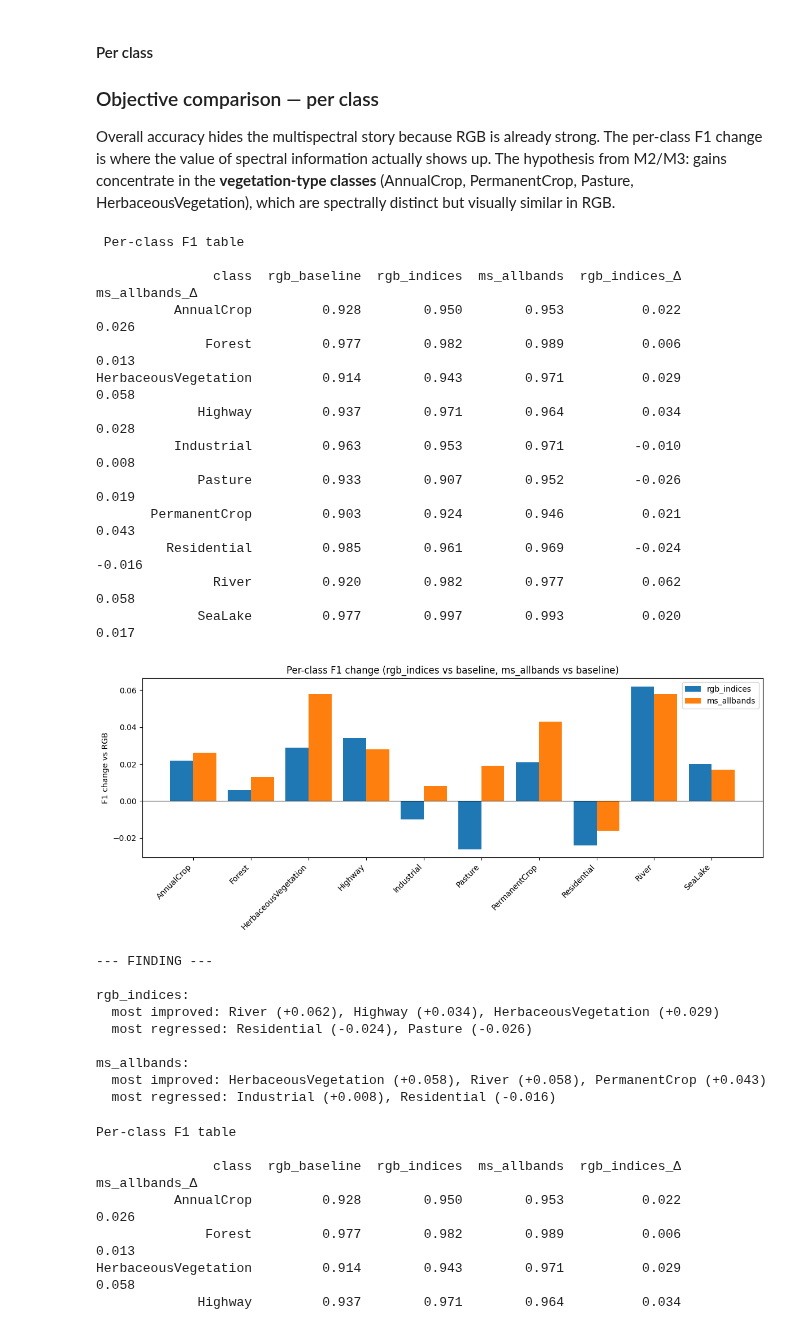
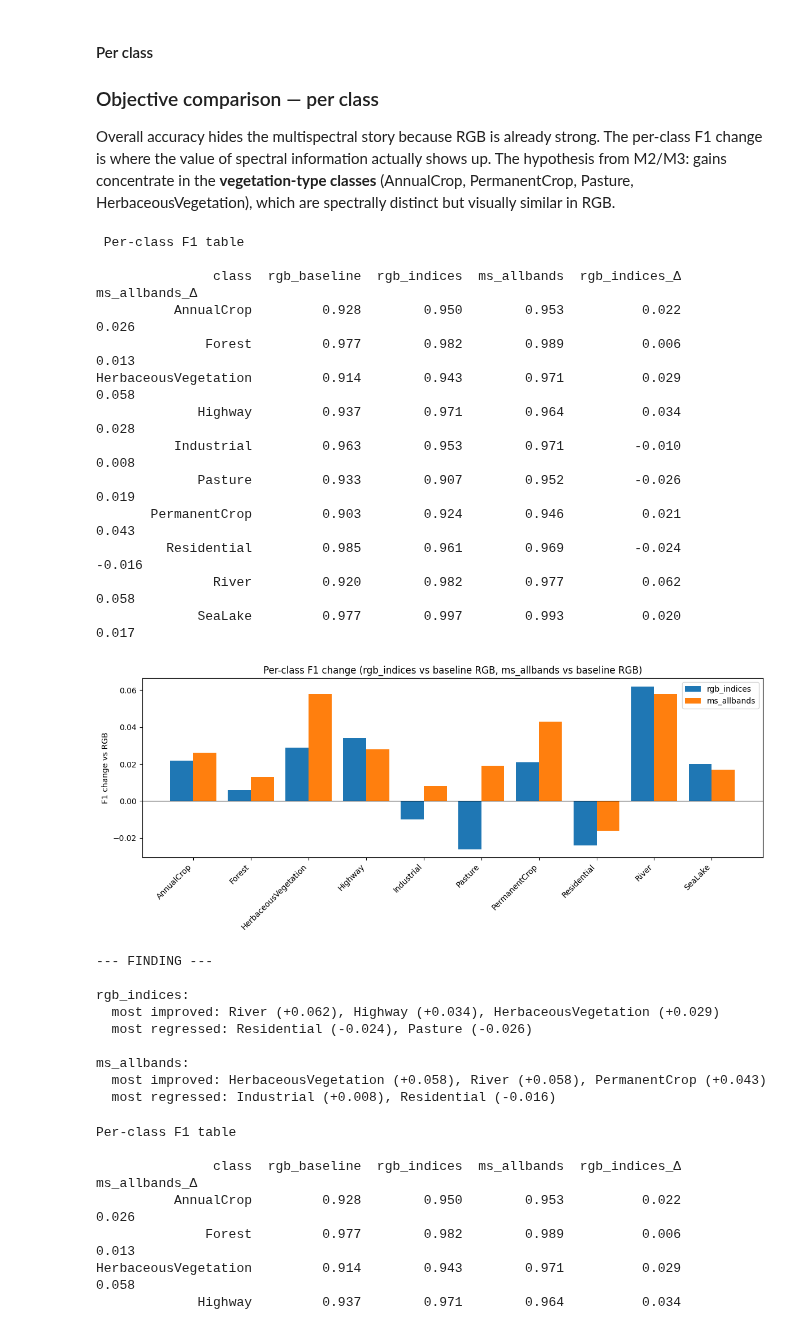
Before and after one commit to AnikGhosh332/Land-Use-Classification, a Jupyter notebook: main.ipynb, the cells around one changed output. Cells and saved outputs as stored; diff of their text form; code cells hidden in the pictures.

```diff
--- a/main.ipynb
+++ b/main.ipynb
@@ -1306,35 +1304,35 @@ for i, col in enumerate(delta_cols):
 ax.axhline(0, color="black", lw=0.8)
 ax.set_xticks(x + w * (len(delta_cols) - 1) / 2)
 ax.set_xticklabels(CLASS_NAMES, rotation=45, ha="right")
-ax.set_ylabel("F1 change vs RGB"); ax.set_title("Per-class F1 change (rgb_indices vs baseline, ms_allbands vs baseline)")
+ax.set_ylabel("F1 change vs RGB"); ax.set_title("Per-class F1 change (rgb_indices vs baseline RGB, ms_allbands vs baseline RGB)")
 ax.legend()
 plt.savefig(VIS_DIR / "perclass_f1_delta.png", dpi=150, bbox_inches="tight")
 ax.legend(); plt.tight_layout(); plt.show()
 
 # --- Auto-generated finding ---
 print("--- FINDING ---")
 for m in ["rgb_indices", "ms_allbands"]:
     s = per_class[["class", f"{m}_Δ"]].sort_values(f"{m}_Δ", ascending=False)
     gained = s.head(3).values.tolist()
     lost = s.tail(2).values.tolist()
     print(f"\n{m}:")
     print("  most improved:", ", ".join(f"{c} ({d:+.3f})" for c, d in gained))
     print("  most regressed:", ", ".join(f"{c} ({d:+.3f})" for c, d in lost))
 # %% [output]
  Per-class F1 table
 
                class  rgb_baseline  rgb_indices  ms_allbands  rgb_indices_Δ  ms_allbands_Δ
           AnnualCrop         0.928        0.950        0.953          0.022          0.026
               Forest         0.977        0.982        0.989          0.006          0.013
 HerbaceousVegetation         0.914        0.943        0.971          0.029          0.058
              Highway         0.937        0.971        0.964          0.034          0.028
           Industrial         0.963        0.953        0.971         -0.010          0.008
              Pasture         0.933        0.907        0.952         -0.026          0.019
        PermanentCrop         0.903        0.924        0.946          0.021          0.043
          Residential         0.985        0.961        0.969         -0.024         -0.016
                River         0.920        0.982        0.977          0.062          0.058
              SeaLake         0.977        0.997        0.993          0.020          0.017
-[figure, old version]
+[figure, new version]
 --- FINDING ---
 
 rgb_indices:
```
Also changed, not shown: parts of 5 cells of this notebook, 4 other files.
